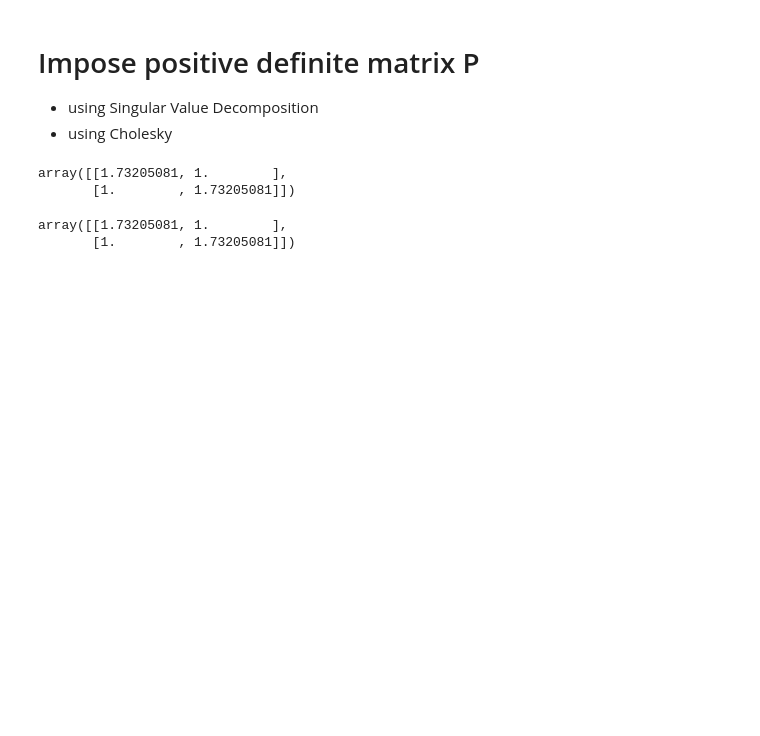
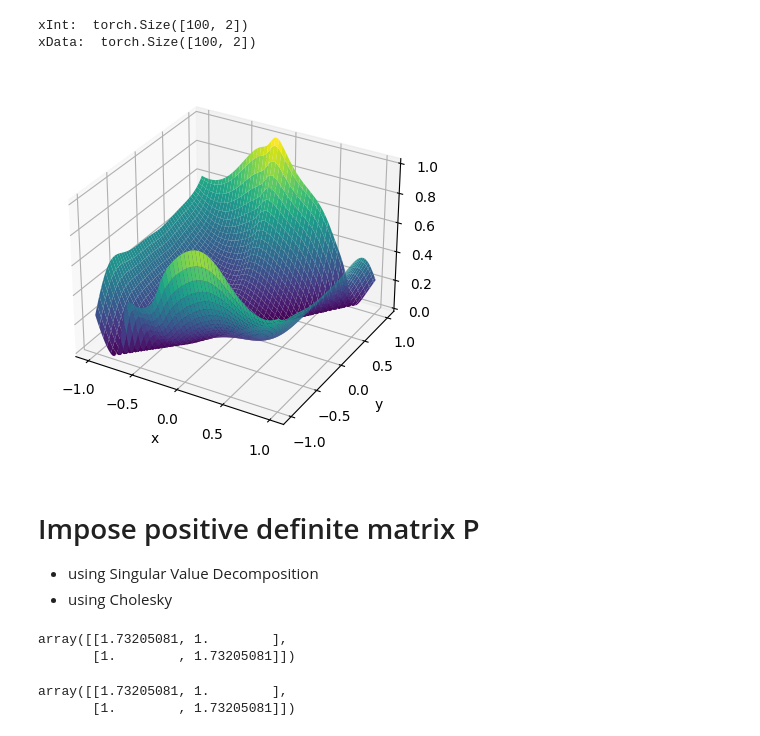
Before and after one commit to alaignelet/optimal_control, a Jupyter notebook: projected_gradient.ipynb, the cells around one changed output. Drawn from its saved outputs; the diff is of its cells as text; code cells hidden in the pictures; blank space fills up the shorter version.

```diff
--- a/projected_gradient.ipynb
+++ b/projected_gradient.ipynb
@@ -10,0 +18,20 @@ from tqdm import tqdm
+# %%
+layers = [2, 20, 3]
+network = NeuralNet(layers=layers, quadraticForm=False, imposePsd=False, imposeCholesky=False, spd=True, **{'countMatrices': 1})
+gamma = {'matrix':0, 'residual':1, 'data':0, 'gradient':0}
+lqr = NonLinear(network=network, gamma=gamma, correctShift=False)
+
+lrs = [1e-1, 1e-2]
+iterations = [1000, 2000]
+# %%
+resu = lqr.train(
+    interiorPointCount=100,
+    dataPointCount=100,
+    lrs=lrs,
+    iterations=iterations,
+    useTestData=False,
+    verbose=True
+    )
+# %% [output]
+xInt:  torch.Size([100, 2])
+xData:  torch.Size([100, 2])
@@ -11,3 +46,18 @@ from tqdm import tqdm
+# %%
+x = np.linspace(-1, 1, 100)
+y = np.linspace(-1, 1, 100)
+
+X, Y = np.meshgrid(x, y)
+space = lqr.getEvaluationPoints()
+
+Z = network.computeValueFunction(space).reshape(-1, 100)
+
+ax = plt.axes(projection='3d')
+ax.plot_surface(X, Y, Z.detach().cpu().numpy(), cmap='viridis');
+ax.set_xlabel('x')
+ax.set_ylabel('y');
+# %% [output]
+[figure, added]
 # %% [markdown]
 # Impose positive definite matrix P
 - using Singular Value Decomposition
```
Also changed, not shown: parts of 13 cells of this notebook, 1 other file.
